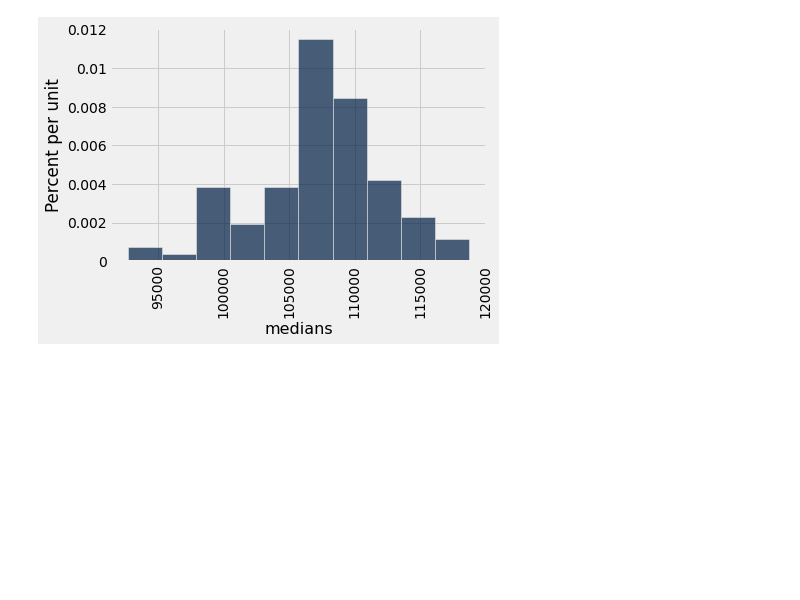
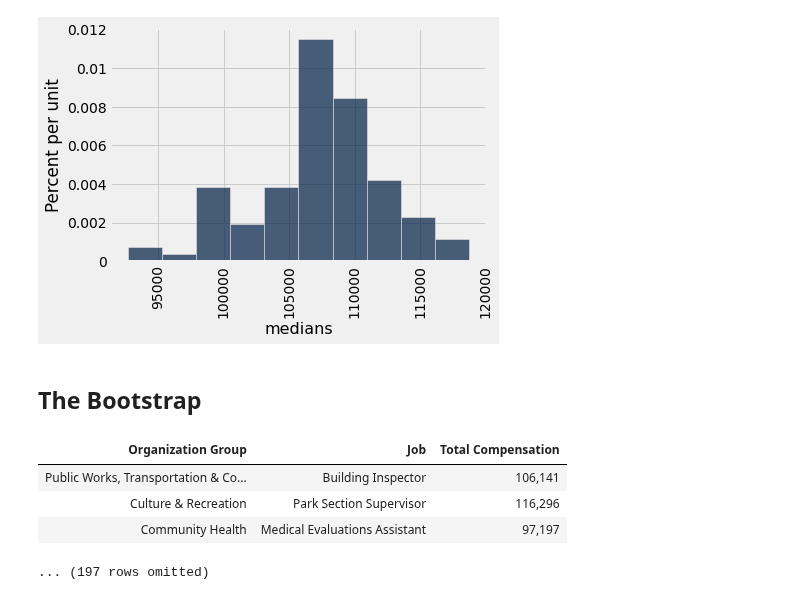
Before and after one commit to ciretorres/python, a Jupyter notebook: data8.2x/Week5/sec10_confidence_intervals.ipynb, the cells around one changed output. Drawn from its saved outputs; the diff is of its cells as text; code cells hidden in the pictures; blank space fills up the shorter version.

Commit message:
Lec 10.4 The Bootstrap

```diff
--- a/data8.2x/Week5/sec10_confidence_intervals.ipynb
+++ b/data8.2x/Week5/sec10_confidence_intervals.ipynb
@@ -90,3 +90,14 @@ Table().with_columns('trial', repetitions, 'median', medians).scatter('trial')
 Table().with_column('medians', medians).hist(0)
 # %% [output]
 [figure]
+# %% [markdown]
+## The Bootstrap
+# %%
+sample_from_population = sf.sample(200, with_replacement=False)
+sample_from_population.show(3)
+# %% [output]
+| Organization Group | Job | Total Compensation |
+| Public Works, Transportation & Co... | Building Inspector | 106,141 |
+| Culture & Recreation | Park Section Supervisor | 116,296 |
+| Community Health | Medical Evaluations Assistant | 97,197 |
+... (197 rows omitted)
```
Also changed, not shown: parts of 10 cells of this notebook.
